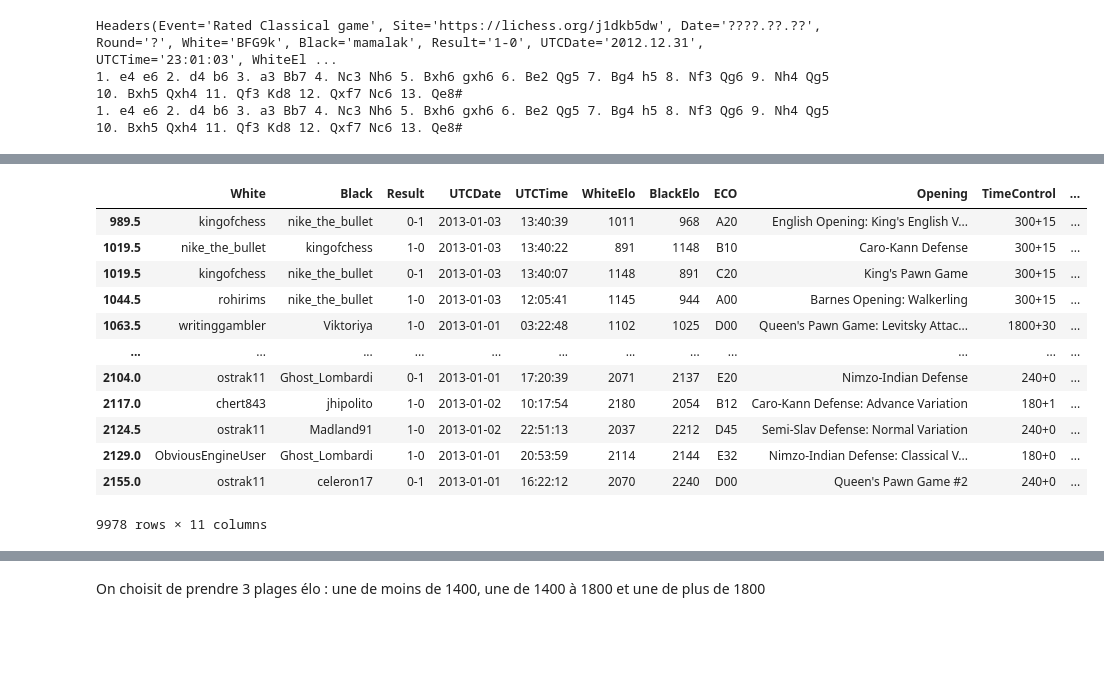
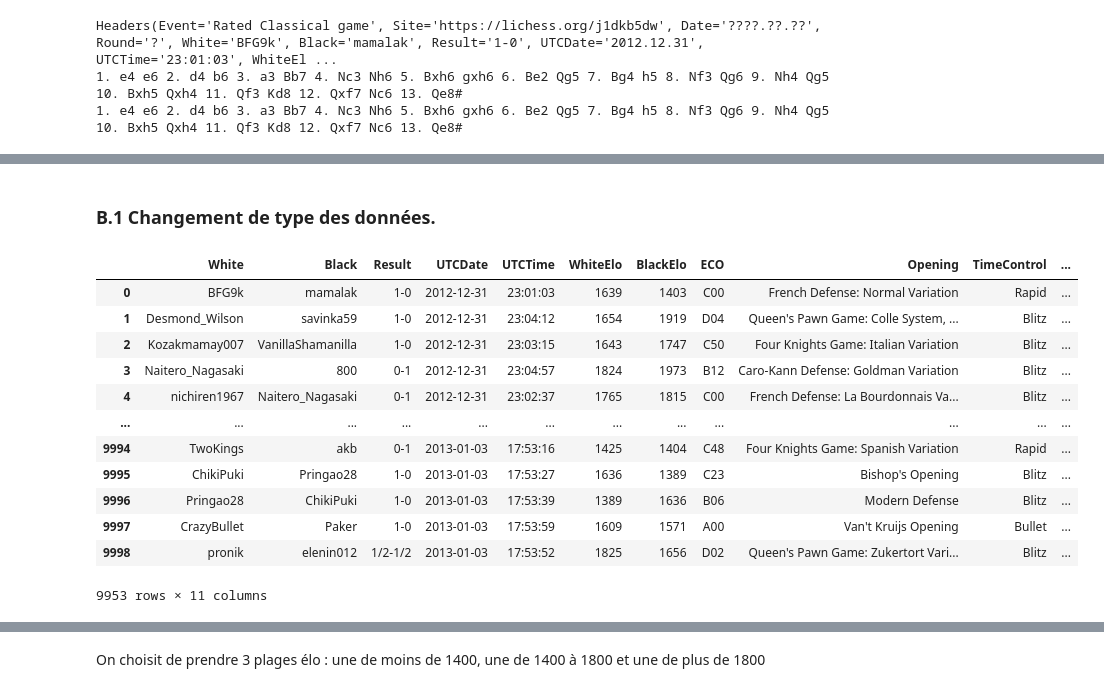
Before and after one commit to Playfaster92/chess_bot, a Jupyter notebook: read_metadata/reading_meta.ipynb, the cells around one changed output, grey strips where cells are left out. Saved outputs shown, nothing was run; the diff lists cells and outputs as text; code cells hidden in the pictures; blank space fills up the shorter version.

```diff
--- a/read_metadata/reading_meta.ipynb
+++ b/read_metadata/reading_meta.ipynb
@@ -64,34 +68,45 @@ dtype: object
+# %% [markdown]
+### B.1 Changement de type des données.
 # %%
-### Conversion données
 
-df[["White", "Black", "Result", "ECO",
-    "Opening", "TimeControl", "Termination"]] = df[["White", "Black", "Result", "ECO",
-                                                    "Opening", "TimeControl", "Termination"]].astype(str)
+#dtype = "str"
+df.loc[:, ["White", "Black", "Result", "ECO", "Opening", "TimeControl", "Termination"]] = df.loc[:, ["White", "Black", "Result", "ECO", "Opening", "TimeControl", "Termination"]].astype(str)
 
-df.UTCDate = pd.to_datetime(df.UTCDate, format= '%Y.%m.%d')
-df.UTCTime = pd.to_datetime(df.UTCTime, format= '%H:%M:%S').dt.time
+base_time = pd.to_numeric(df["TimeControl"].apply(lambda x: x.split("+")[0]), errors="coerce").astype("Int64")
+mask_classical = base_time >= 1800
+df.loc[mask_classical, "TimeControl"] = "Classical"
+mask_rapid = (base_time >= 600) & (base_time < 1800)
+df.loc[mask_rapid, "TimeControl"] = "Rapid"
+mask_blitz = (base_time >= 60) & (base_time < 600)
+df.loc[mask_blitz, "TimeControl"] = "Blitz"
+mask_bullet = base_time < 60
+df.loc[mask_bullet, "TimeControl"] = "Bullet"
 
-df = df[(df['WhiteElo'] != '?') & (df['BlackElo'] != '?')]
+
+
+
+df["UTCDate"] = pd.to_datetime(df["UTCDate"], format='%Y.%m.%d')
+df["UTCTime"] = pd.to_datetime(df["UTCTime"], format='%H:%M:%S').dt.time
+
+#dtype = "int"
+df = df[(df['WhiteElo'] != '?') & (df['BlackElo'] != '?')].copy()
 df.WhiteElo = pd.to_numeric(df.WhiteElo, errors="coerce").astype("Int64")
 df.BlackElo = pd.to_numeric(df.BlackElo, errors="coerce").astype("Int64")
 
-MoyenneElo = pd.Series(df.WhiteElo + df.BlackElo) / 2
-
-df.set_index(MoyenneElo, inplace=True)
-df = df.sort_index()
+df = df[df["TimeControl"] != "-"].copy()
 
 df
 # %% [output]
 |  | White | Black | Result | UTCDate | UTCTime | WhiteElo | BlackElo | ECO | Opening | TimeControl | ... |
-| 989.5 | kingofchess | nike_the_bullet | 0-1 | 2013-01-03 | 13:40:39 | 1011 | 968 | A20 | English Opening: King's English V... | 300+15 | ... |
-| 1019.5 | nike_the_bullet | kingofchess | 1-0 | 2013-01-03 | 13:40:22 | 891 | 1148 | B10 | Caro-Kann Defense | 300+15 | ... |
-| 1019.5 | kingofchess | nike_the_bullet | 0-1 | 2013-01-03 | 13:40:07 | 1148 | 891 | C20 | King's Pawn Game | 300+15 | ... |
-| 1044.5 | rohirims | nike_the_bullet | 1-0 | 2013-01-03 | 12:05:41 | 1145 | 944 | A00 | Barnes Opening: Walkerling | 300+15 | ... |
-| 1063.5 | writinggambler | Viktoriya | 1-0 | 2013-01-01 | 03:22:48 | 1102 | 1025 | D00 | Queen's Pawn Game: Levitsky Attac... | 1800+30 | ... |
+| 0 | BFG9k | mamalak | 1-0 | 2012-12-31 | 23:01:03 | 1639 | 1403 | C00 | French Defense: Normal Variation | Rapid | ... |
+| 1 | Desmond_Wilson | savinka59 | 1-0 | 2012-12-31 | 23:04:12 | 1654 | 1919 | D04 | Queen's Pawn Game: Colle System, ... | Blitz | ... |
+| 2 | Kozakmamay007 | VanillaShamanilla | 1-0 | 2012-12-31 | 23:03:15 | 1643 | 1747 | C50 | Four Knights Game: Italian Variation | Blitz | ... |
+| 3 | Naitero_Nagasaki | 800 | 0-1 | 2012-12-31 | 23:04:57 | 1824 | 1973 | B12 | Caro-Kann Defense: Goldman Variation | Blitz | ... |
+| 4 | nichiren1967 | Naitero_Nagasaki | 0-1 | 2012-12-31 | 23:02:37 | 1765 | 1815 | C00 | French Defense: La Bourdonnais Va... | Blitz | ... |
 | ... | ... | ... | ... | ... | ... | ... | ... | ... | ... | ... | ... |
-| 2104.0 | ostrak11 | Ghost_Lombardi | 0-1 | 2013-01-01 | 17:20:39 | 2071 | 2137 | E20 | Nimzo-Indian Defense | 240+0 | ... |
-| 2117.0 | chert843 | jhipolito | 1-0 | 2013-01-02 | 10:17:54 | 2180 | 2054 | B12 | Caro-Kann Defense: Advance Variation | 180+1 | ... |
-| 2124.5 | ostrak11 | Madland91 | 1-0 | 2013-01-02 | 22:51:13 | 2037 | 2212 | D45 | Semi-Slav Defense: Normal Variation | 240+0 | ... |
-| 2129.0 | ObviousEngineUser | Ghost_Lombardi | 1-0 | 2013-01-01 | 20:53:59 | 2114 | 2144 | E32 | Nimzo-Indian Defense: Classical V... | 180+0 | ... |
-| 2155.0 | ostrak11 | celeron17 | 0-1 | 2013-01-01 | 16:22:12 | 2070 | 2240 | D00 | Queen's Pawn Game #2 | 240+0 | ... |
+| 9994 | TwoKings | akb | 0-1 | 2013-01-03 | 17:53:16 | 1425 | 1404 | C48 | Four Knights Game: Spanish Variation | Rapid | ... |
+| 9995 | ChikiPuki | Pringao28 | 1-0 | 2013-01-03 | 17:53:27 | 1636 | 1389 | C23 | Bishop's Opening | Blitz | ... |
+| 9996 | Pringao28 | ChikiPuki | 1-0 | 2013-01-03 | 17:53:39 | 1389 | 1636 | B06 | Modern Defense | Blitz | ... |
+| 9997 | CrazyBullet | Paker | 1-0 | 2013-01-03 | 17:53:59 | 1609 | 1571 | A00 | Van't Kruijs Opening | Bullet | ... |
+| 9998 | pronik | elenin012 | 1/2-1/2 | 2013-01-03 | 17:53:52 | 1825 | 1656 | D02 | Queen's Pawn Game: Zukertort Vari... | Blitz | ... |
-9978 rows × 11 columns
+9953 rows × 11 columns
```
Also changed, not shown: parts of 34 cells of this notebook.
